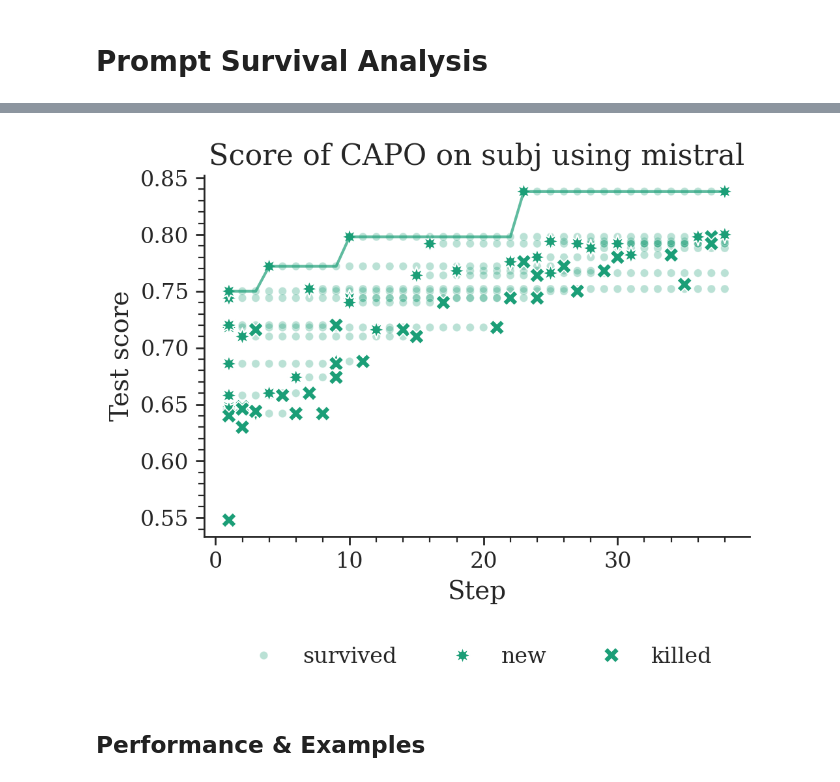
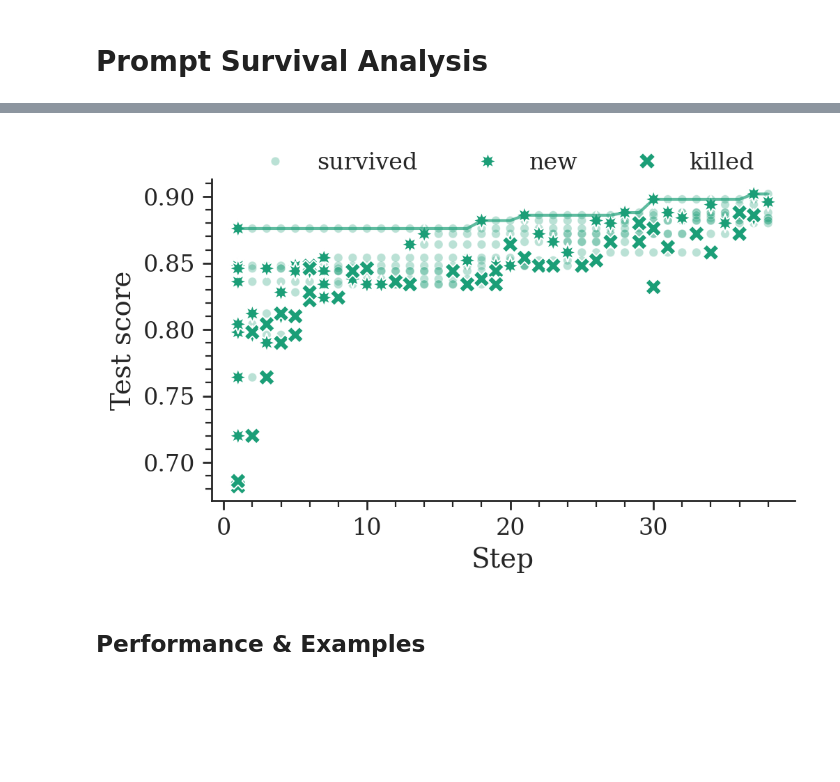
Before and after one commit to finitearth/capo, a Jupyter notebook: notebooks/paper_visualization/benchmarking_visualization.ipynb, the cells around one changed output, grey strips where cells are left out. Cells and saved outputs as stored; diff of their text form; code cells hidden in the pictures; blank space fills up the shorter version.

Commit message:
add population member plots to creation script

```diff
--- a/notebooks/paper_visualization/benchmarking_visualization.ipynb
+++ b/notebooks/paper_visualization/benchmarking_visualization.ipynb
@@ -418,9 +431,16 @@ mistral
 # %%
 plot_population_members(
-    "subj", "mistral", "CAPO", x_col="step", score_col="test_score", path_prefix="../..", seeds=[42]
+    "subj",
+    "qwen",
+    "CAPO",
+    x_col="step",
+    score_col="test_score",
+    path_prefix="../..",
+    seeds=[42],
+    figsize=(5.4, 3),
 );
 # %% [output]
-[figure, old version]
+[figure, new version]
 # %% [markdown]
 ## Performance & Examples
 # %%
```
Also changed, not shown: parts of 1 cell of this notebook, 2 other files.
